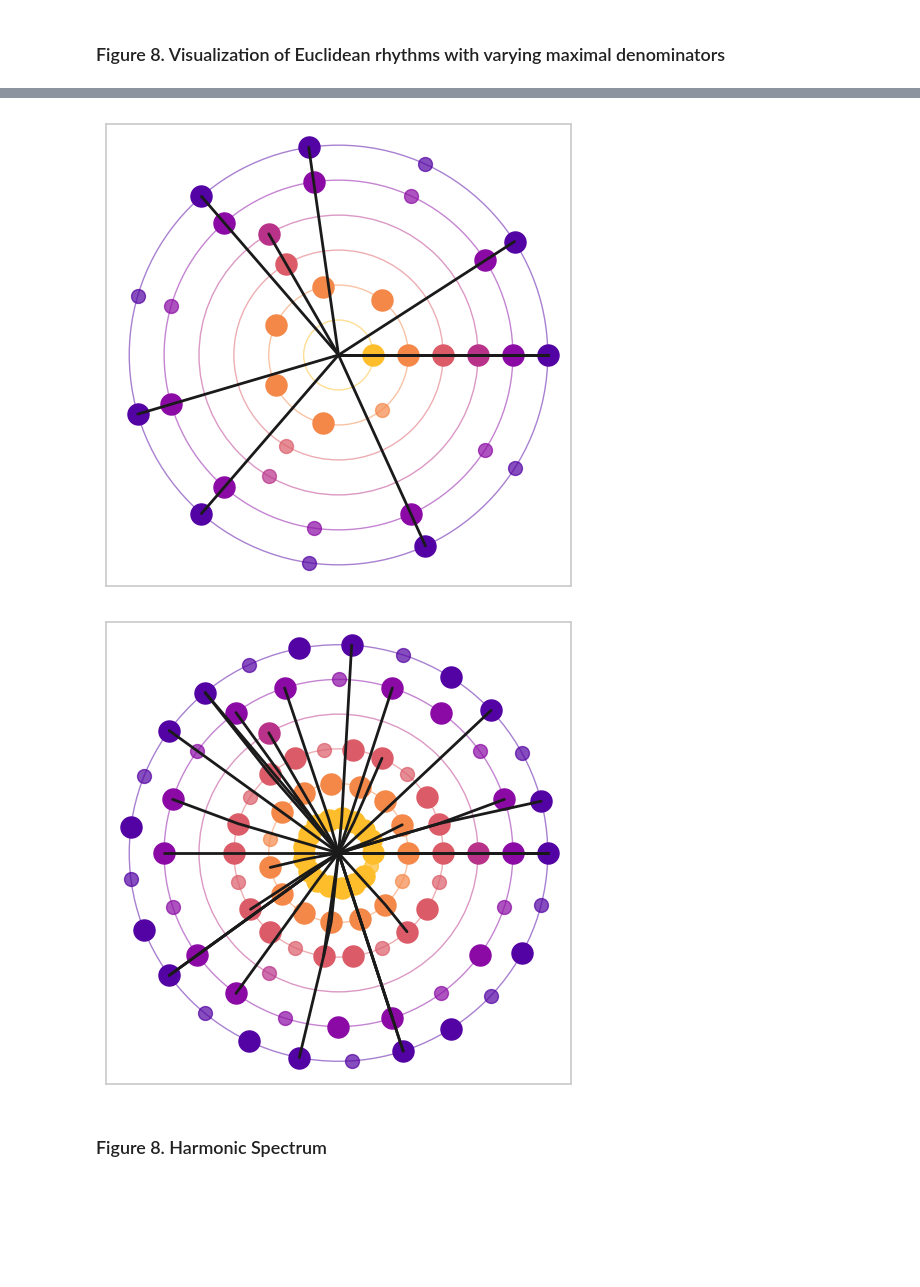
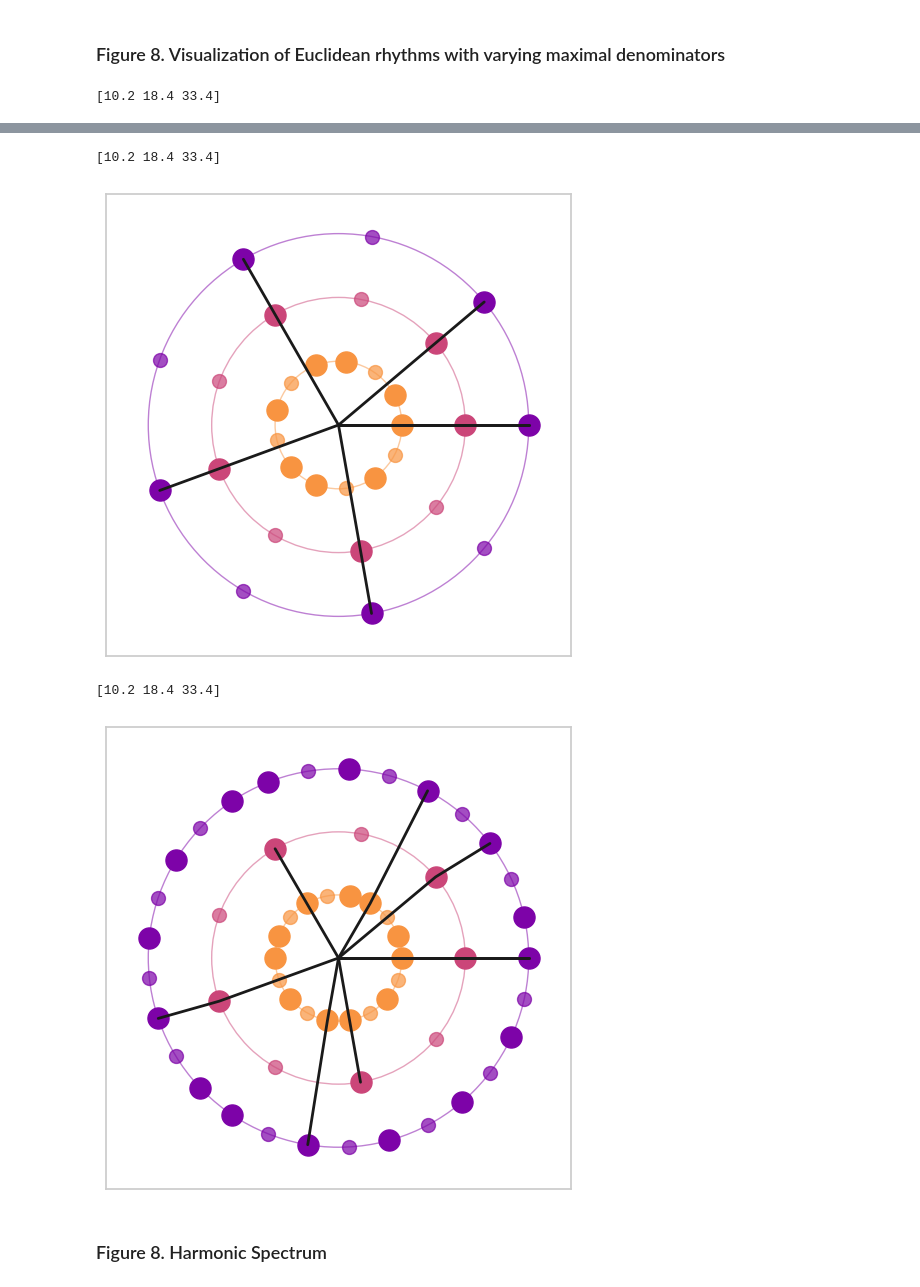
Before and after one commit to AntoineBellemare/biotuner, a Jupyter notebook: docs/examples/toolbox_paper_notebook/toolbox_paper_notebook.ipynb, the cells around one changed output, grey strips where cells are left out. Drawn from its saved outputs; the diff is of its cells as text; code cells hidden in the pictures; blank space fills up the shorter version.

```diff
--- a/docs/examples/toolbox_paper_notebook/toolbox_paper_notebook.ipynb
+++ b/docs/examples/toolbox_paper_notebook/toolbox_paper_notebook.ipynb
@@ -127,30 +135,2 @@ plt.show()
 # %% [markdown]
 ### Figure 3 (pairs). Correlation Matrix for sets of 2 peaks
-# %%
-# print correlation matrix using seaborn
-import seaborn as sns
-# clear the figure
-plt.clf()
-# list symetric cmap
-cmap = ['RdBu_r', 'coolwarm', 'bwr', 'seismic']
-corr = df.corr()
-# round the values
-corr = corr.round(2)
-# remove int_tenney and subharm_tension2
-corr = corr.drop(['int_tenney', 'subharm_tension2'], axis=1)
-corr = corr.drop(['int_tenney', 'subharm_tension2'], axis=0)
-# set figsize
-plt.figure(figsize=(6, 5))
-sns.heatmap(corr,
-            xticklabels=corr.columns.values,
-            yticklabels=corr.columns.values,
-            annot=True, cmap='coolwarm')
-# make text bigger
-sns.set(font_scale=1.3)
-
-# make the plot style nicer
-sns.set_style("whitegrid")
-sns.despine()
-plt.tight_layout()
-plt.savefig('correlation_matrix_pairs.png', dpi=300)
-plt.show()
@@ -162,10 +181,10 @@ plt.show()
 # %%
 import random
 # Generate all triplets of values with 0.1 precision between 1 and 10
-values = np.arange(1, 10.1, 0.1)
+values = np.arange(1, 10, 0.1)
 triplets = [(round(x, 1), round(y, 1), round(z, 1)) for x in values for y in values for z in values if x != y and y != z and x != z]
 # select 8190 triplets randomly
-triplets = random.sample(triplets, 8190)
+triplets = random.sample(triplets, 100)
 cons_tot = []
 tenney_tot = []
 harmsim_tot = []
@@ -502,16 +514,17 @@ from biotuner.biotuner_object import *
 
 
 max_denoms = [6, 8, 16]
-# create three empty subplots without showing them
-#fig, axs = plt.subplots(3, 1, figsize=(7, 6), sharex=True)
 # create signal with harmonics 10, 20 and 30 Hz
 time = np.linspace(0, 1, 800)
 signal = np.sum([1 * np.sin(2 * np.pi * freq * time) for freq in [10, 13.33, 15, 20, 26.66, 30, 40]], axis=0)
 # add noise
-#signal += np.random.normal(0, 0.2, len(time))
+signal += np.random.normal(0, 0.3, len(time))
 for max_denom in max_denoms:
     # Create a BioTuner object
     bt = compute_biotuner(sf=1000, peaks_function='EMD')
-    bt.peaks_extraction(data=signal, precision=0.5, graph=False, min_freq=9, max_freq=41, prominence=1, identify_labels=True, n_peaks=5)
+    bt.peaks_extraction(data=signal, precision=0.1, graph=False, min_freq=9, max_freq=41, prominence=1, identify_labels=True, n_peaks=5)
+    # print the peaks
+    print(bt.peaks)
     a, b, c = bt.rhythm_construction(mode='default', graph=True, scale='peaks_ratios', optimal_offsets=False, max_denom=max_denom)
 # %% [output]
+[10.2 18.4 33.4]
@@ -519,5 +532,7 @@ for max_denom in max_denoms:
+[10.2 18.4 33.4]
-[figure, old version]
+[figure, new version]
+[10.2 18.4 33.4]
-[figure, old version]
+[figure, new version]
 # %% [markdown]
 ### Figure 8. Harmonic Spectrum
 # %%
```
Also changed, not shown: parts of 10 cells of this notebook, 2 other files.
